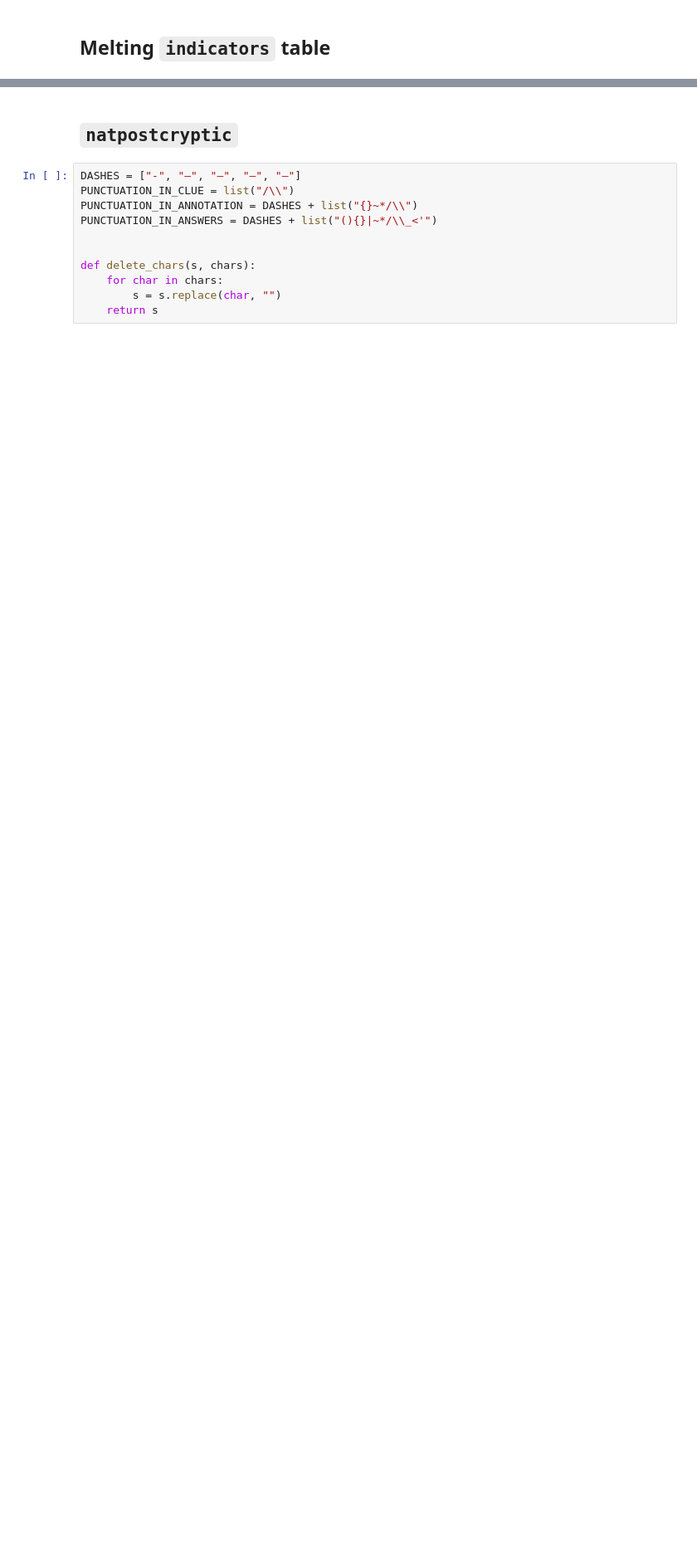
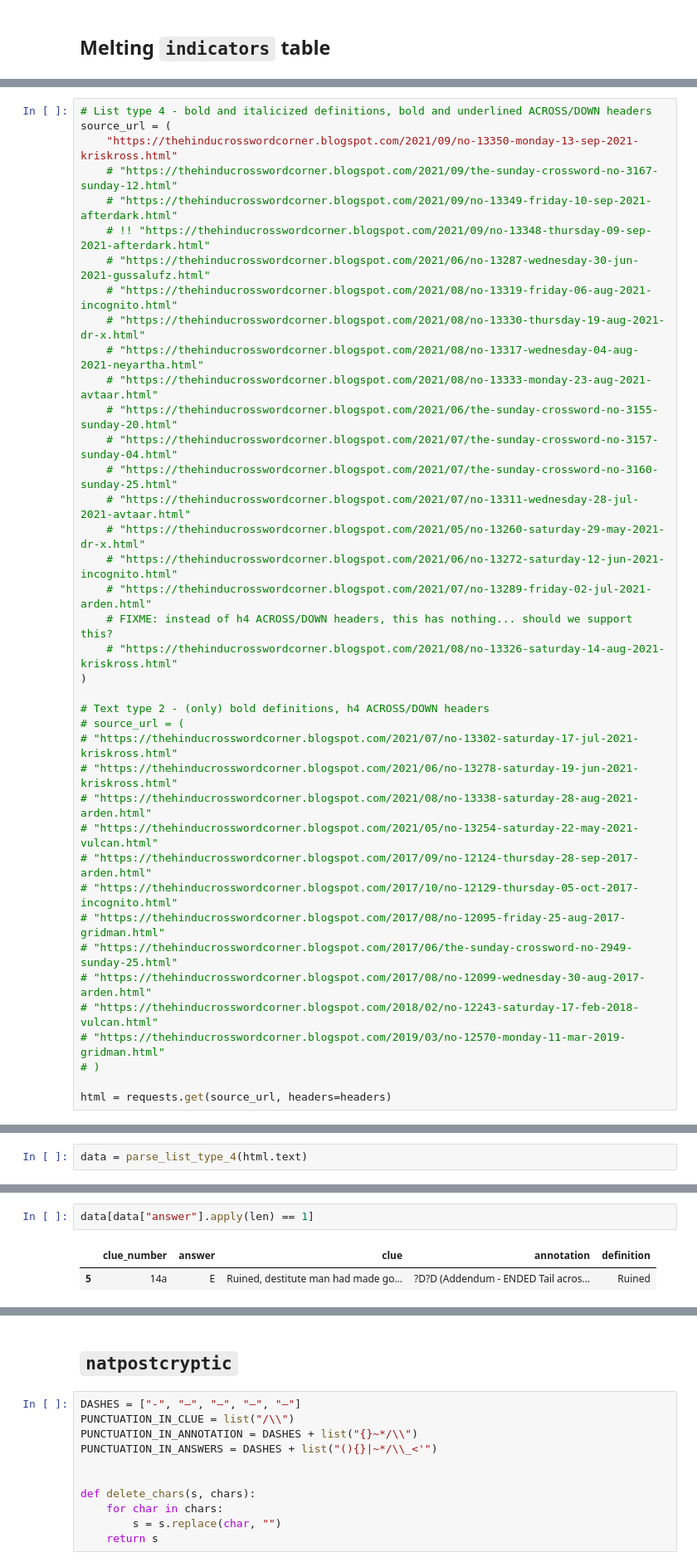
Before and after one commit to eigenfoo/cryptics, a Jupyter notebook: playground.ipynb, the cells around one changed output, grey strips where cells are left out. Shown at 83% size. Cells and saved outputs as stored; diff of their text form; blank space fills up the shorter version.

```diff
--- a/playground.ipynb
+++ b/playground.ipynb
@@ -70,0 +65,39 @@ with sqlite3.connect("cryptics/cryptics.sqlite3") as conn:
+# %%
+# List type 4 - bold and italicized definitions, bold and underlined ACROSS/DOWN headers
+source_url = (
+    "https://thehinducrosswordcorner.blogspot.com/2021/09/no-13350-monday-13-sep-2021-kriskross.html"
+    # "https://thehinducrosswordcorner.blogspot.com/2021/09/the-sunday-crossword-no-3167-sunday-12.html"
+    # "https://thehinducrosswordcorner.blogspot.com/2021/09/no-13349-friday-10-sep-2021-afterdark.html"
+    # !! "https://thehinducrosswordcorner.blogspot.com/2021/09/no-13348-thursday-09-sep-2021-afterdark.html"
+    # "https://thehinducrosswordcorner.blogspot.com/2021/06/no-13287-wednesday-30-jun-2021-gussalufz.html"
+    # "https://thehinducrosswordcorner.blogspot.com/2021/08/no-13319-friday-06-aug-2021-incognito.html"
+    # "https://thehinducrosswordcorner.blogspot.com/2021/08/no-13330-thursday-19-aug-2021-dr-x.html"
+    # "https://thehinducrosswordcorner.blogspot.com/2021/08/no-13317-wednesday-04-aug-2021-neyartha.html"
+    # "https://thehinducrosswordcorner.blogspot.com/2021/08/no-13333-monday-23-aug-2021-avtaar.html"
+    # "https://thehinducrosswordcorner.blogspot.com/2021/06/the-sunday-crossword-no-3155-sunday-20.html"
+    # "https://thehinducrosswordcorner.blogspot.com/2021/07/the-sunday-crossword-no-3157-sunday-04.html"
+    # "https://thehinducrosswordcorner.blogspot.com/2021/07/the-sunday-crossword-no-3160-sunday-25.html"
+    # "https://thehinducrosswordcorner.blogspot.com/2021/07/no-13311-wednesday-28-jul-2021-avtaar.html"
+    # "https://thehinducrosswordcorner.blogspot.com/2021/05/no-13260-saturday-29-may-2021-dr-x.html"
+    # "https://thehinducrosswordcorner.blogspot.com/2021/06/no-13272-saturday-12-jun-2021-incognito.html"
+    # "https://thehinducrosswordcorner.blogspot.com/2021/07/no-13289-friday-02-jul-2021-arden.html"
+    # FIXME: instead of h4 ACROSS/DOWN headers, this has nothing... should we support this?
+    # "https://thehinducrosswordcorner.blogspot.com/2021/08/no-13326-saturday-14-aug-2021-kriskross.html"
+)
+
+# Text type 2 - (only) bold definitions, h4 ACROSS/DOWN headers
+# source_url = (
+# "https://thehinducrosswordcorner.blogspot.com/2021/07/no-13302-saturday-17-jul-2021-kriskross.html"
+# "https://thehinducrosswordcorner.blogspot.com/2021/06/no-13278-saturday-19-jun-2021-kriskross.html"
+# "https://thehinducrosswordcorner.blogspot.com/2021/08/no-13338-saturday-28-aug-2021-arden.html"
+# "https://thehinducrosswordcorner.blogspot.com/2021/05/no-13254-saturday-22-may-2021-vulcan.html"
+# "https://thehinducrosswordcorner.blogspot.com/2017/09/no-12124-thursday-28-sep-2017-arden.html"
+# "https://thehinducrosswordcorner.blogspot.com/2017/10/no-12129-thursday-05-oct-2017-incognito.html"
+# "https://thehinducrosswordcorner.blogspot.com/2017/08/no-12095-friday-25-aug-2017-gridman.html"
+# "https://thehinducrosswordcorner.blogspot.com/2017/06/the-sunday-crossword-no-2949-sunday-25.html"
+# "https://thehinducrosswordcorner.blogspot.com/2017/08/no-12099-wednesday-30-aug-2017-arden.html"
+# "https://thehinducrosswordcorner.blogspot.com/2018/02/no-12243-saturday-17-feb-2018-vulcan.html"
+# "https://thehinducrosswordcorner.blogspot.com/2019/03/no-12570-monday-11-mar-2019-gridman.html"
+# )
+
+html = requests.get(source_url, headers=headers)
@@ -70,0 +116,2 @@ with sqlite3.connect("cryptics/cryptics.sqlite3") as conn:
+# %%
+data = parse_list_type_4(html.text)
@@ -70,0 +120,5 @@ with sqlite3.connect("cryptics/cryptics.sqlite3") as conn:
+# %%
+data[data["answer"].apply(len) == 1]
+# %% [output]
+|  | clue_number | answer | clue | annotation | definition |
+| 5 | 14a | E | Ruined, destitute man had made go... | ?D?D (Addendum - ENDED Tail acros... | Ruined |
```
Also changed, not shown: parts of 19 cells of this notebook.
